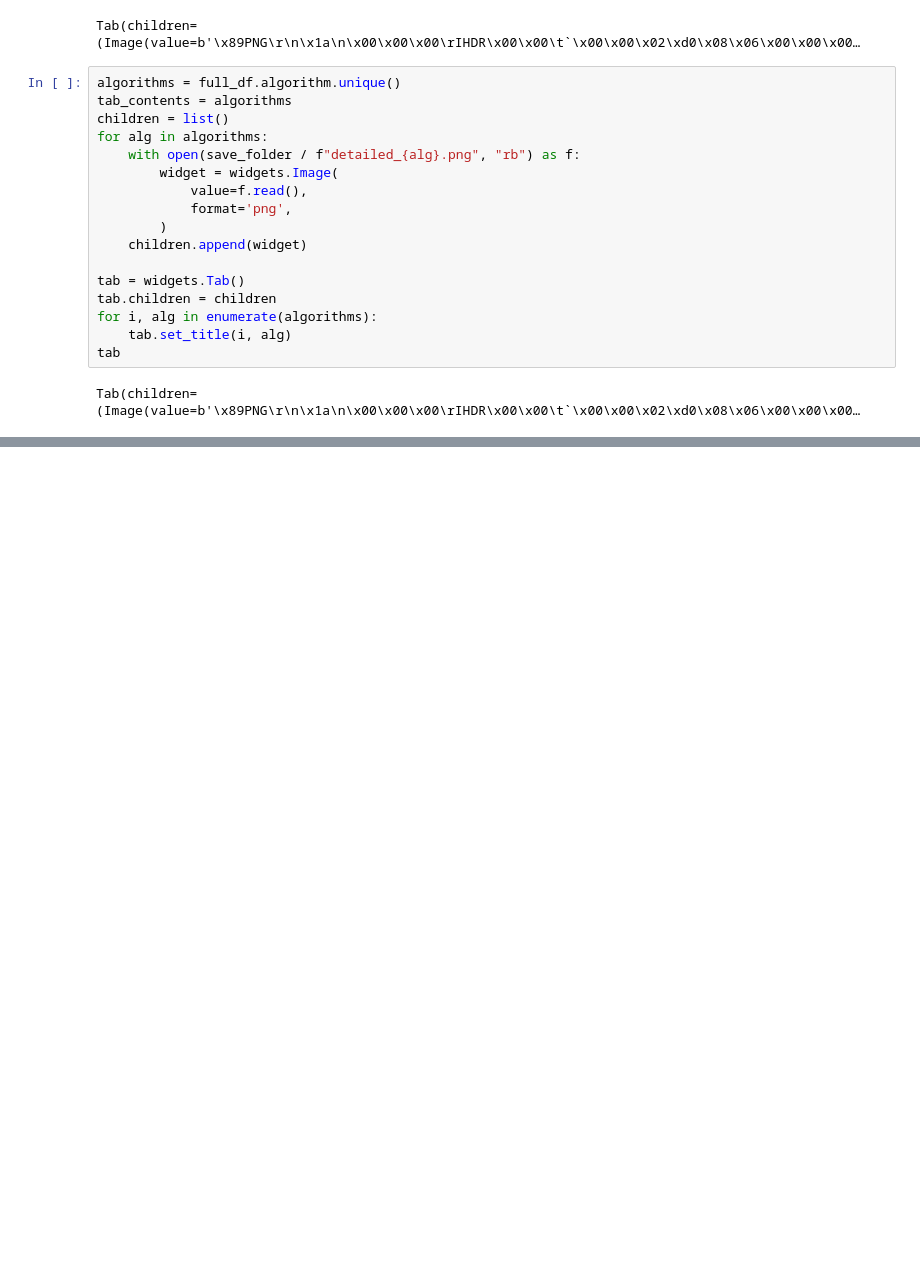
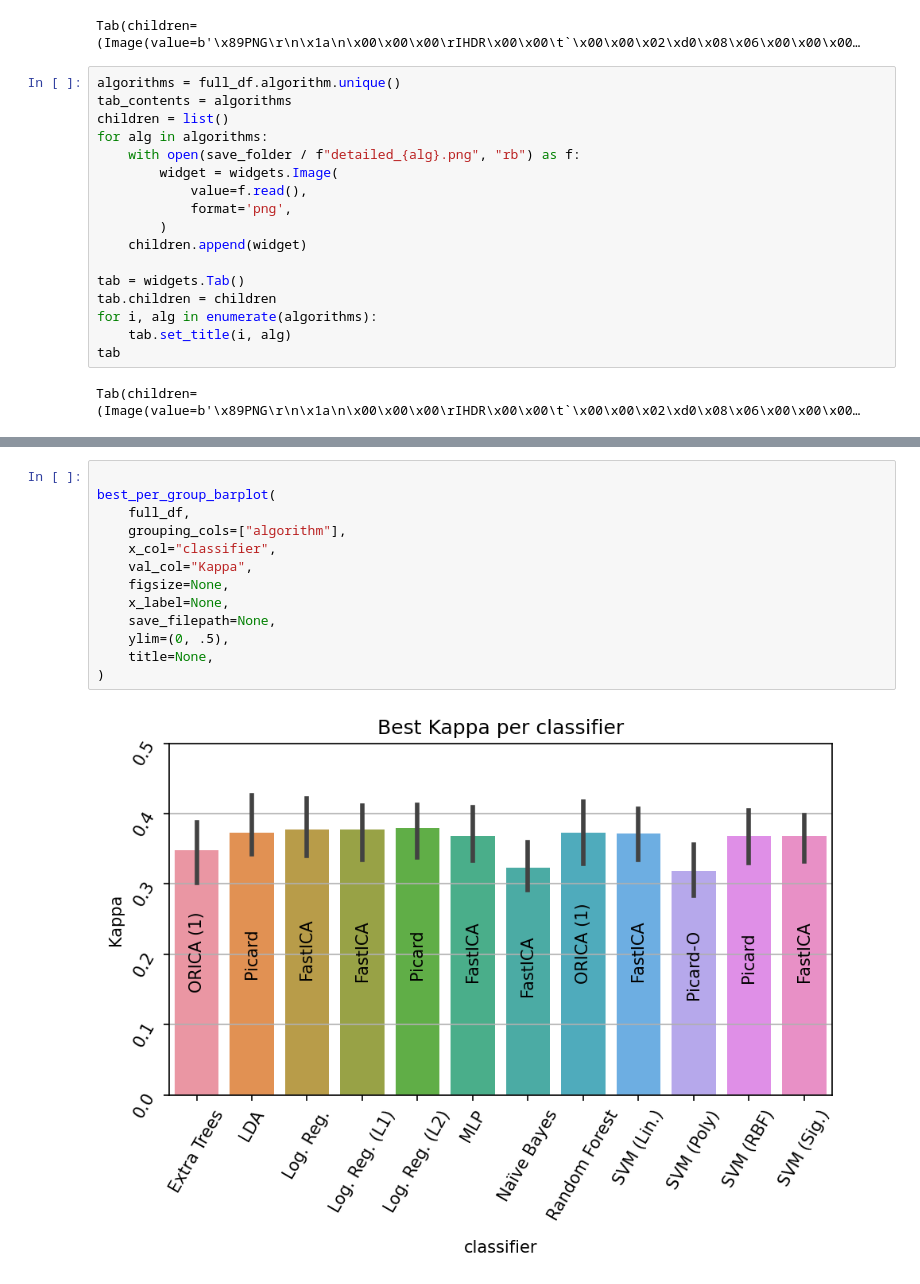
Before and after one commit to Kotzly/BCI_MsC, a Jupyter notebook: notebooks/Issue_32_Results_Analysis_BCIComp.ipynb, the cells around one changed output, grey strips where cells are left out. Saved outputs shown, nothing was run; the diff lists cells and outputs as text; blank space fills up the shorter version.

```diff
--- a/notebooks/Issue_32_Results_Analysis_BCIComp.ipynb
+++ b/notebooks/Issue_32_Results_Analysis_BCIComp.ipynb
@@ -365,0 +508,15 @@ Tab(children=(Image(value=b'\x89PNG\r\n\x1a\n\x00\x00\x00\rIHDR\x00\x00\t`\x00\x
+# %%
+
+best_per_group_barplot(
+    full_df,
+    grouping_cols=["algorithm"],
+    x_col="classifier",
+    val_col="Kappa",
+    figsize=None,
+    x_label=None,
+    save_filepath=None,
+    ylim=(0, .5),
+    title=None,
+)
+# %% [output]
+[figure, added]
```
Also changed, not shown: parts of 10 cells of this notebook, 2 other files.
